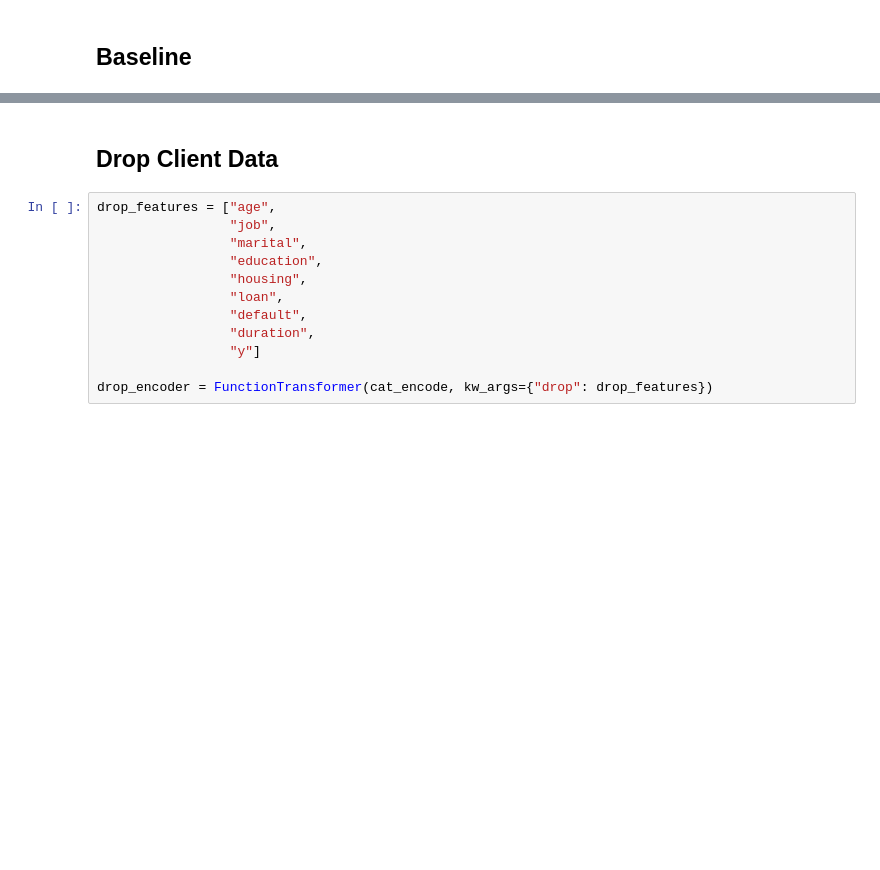
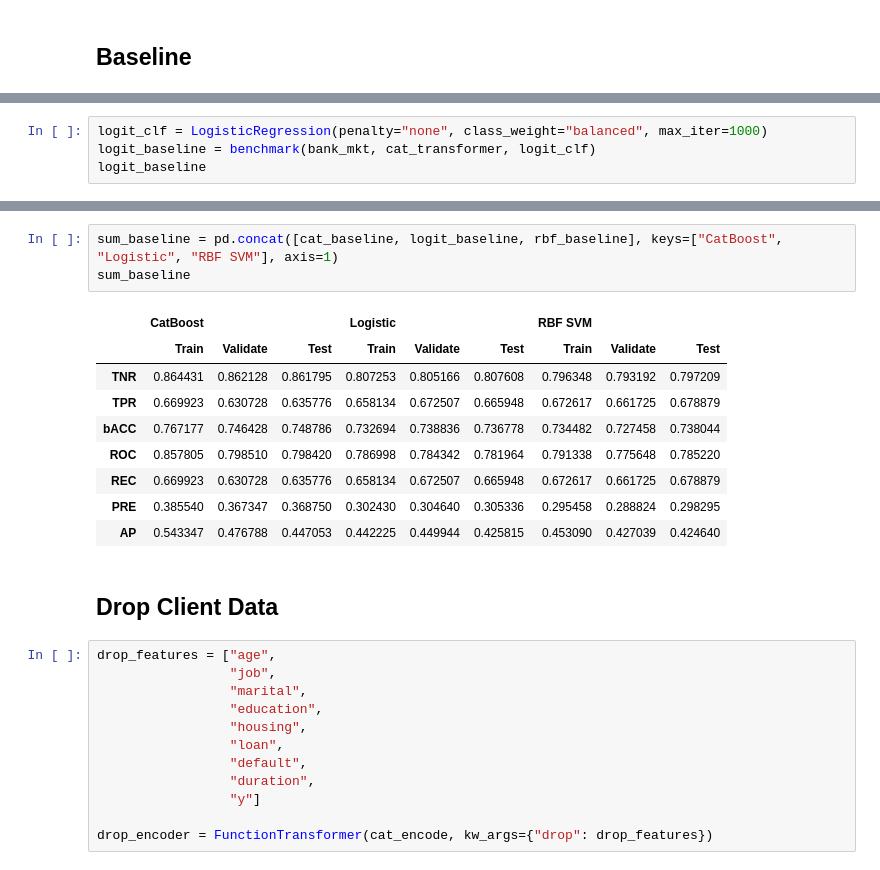
Before and after one commit to iewaij/data-analytics-bank-marketing, a Jupyter notebook: code/4_feature_engineering.ipynb, the cells around one changed output, grey strips where cells are left out. Saved outputs shown, nothing was run; the diff lists cells and outputs as text; blank space fills up the shorter version.

```diff
--- a/code/4_feature_engineering.ipynb
+++ b/code/4_feature_engineering.ipynb
@@ -245,0 +312,4 @@ benchmark_dataset(logit_clf, X_ttrain, y_ttrain, X_validate, y_validate, X_test,
+# %%
+logit_clf = LogisticRegression(penalty="none", class_weight="balanced", max_iter=1000)
+logit_baseline = benchmark(bank_mkt, cat_transformer, logit_clf)
+logit_baseline
@@ -264,3 +341,16 @@ benchmark_dataset(rbf_clf, X_ttrain, y_ttrain, X_validate, y_validate, X_test, y
+# %%
+sum_baseline = pd.concat([cat_baseline, logit_baseline, rbf_baseline], keys=["CatBoost", "Logistic", "RBF SVM"], axis=1)
+sum_baseline
+# %% [output]
+|  | CatBoost |  |  | Logistic |  |  | RBF SVM |  |  |
+|  | Train | Validate | Test | Train | Validate | Test | Train | Validate | Test |
+| TNR | 0.864431 | 0.862128 | 0.861795 | 0.807253 | 0.805166 | 0.807608 | 0.796348 | 0.793192 | 0.797209 |
+| TPR | 0.669923 | 0.630728 | 0.635776 | 0.658134 | 0.672507 | 0.665948 | 0.672617 | 0.661725 | 0.678879 |
+| bACC | 0.767177 | 0.746428 | 0.748786 | 0.732694 | 0.738836 | 0.736778 | 0.734482 | 0.727458 | 0.738044 |
+| ROC | 0.857805 | 0.798510 | 0.798420 | 0.786998 | 0.784342 | 0.781964 | 0.791338 | 0.775648 | 0.785220 |
+| REC | 0.669923 | 0.630728 | 0.635776 | 0.658134 | 0.672507 | 0.665948 | 0.672617 | 0.661725 | 0.678879 |
+| PRE | 0.385540 | 0.367347 | 0.368750 | 0.302430 | 0.304640 | 0.305336 | 0.295458 | 0.288824 | 0.298295 |
+| AP | 0.543347 | 0.476788 | 0.447053 | 0.442225 | 0.449944 | 0.425815 | 0.453090 | 0.427039 | 0.424640 |
 # %% [markdown]
 ## Drop Client Data
 # %%
```
Also changed, not shown: parts of 90 cells of this notebook, 1 other file.
